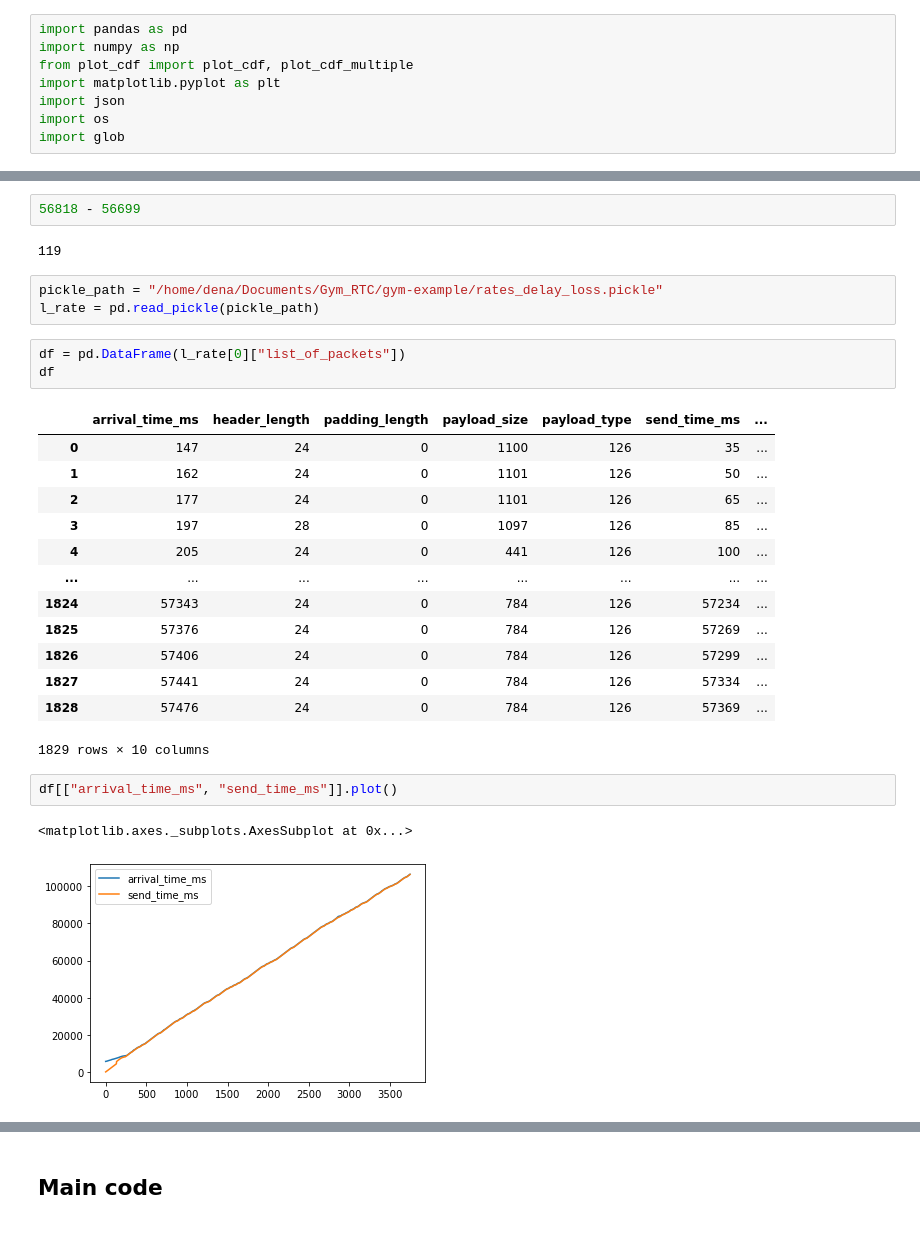
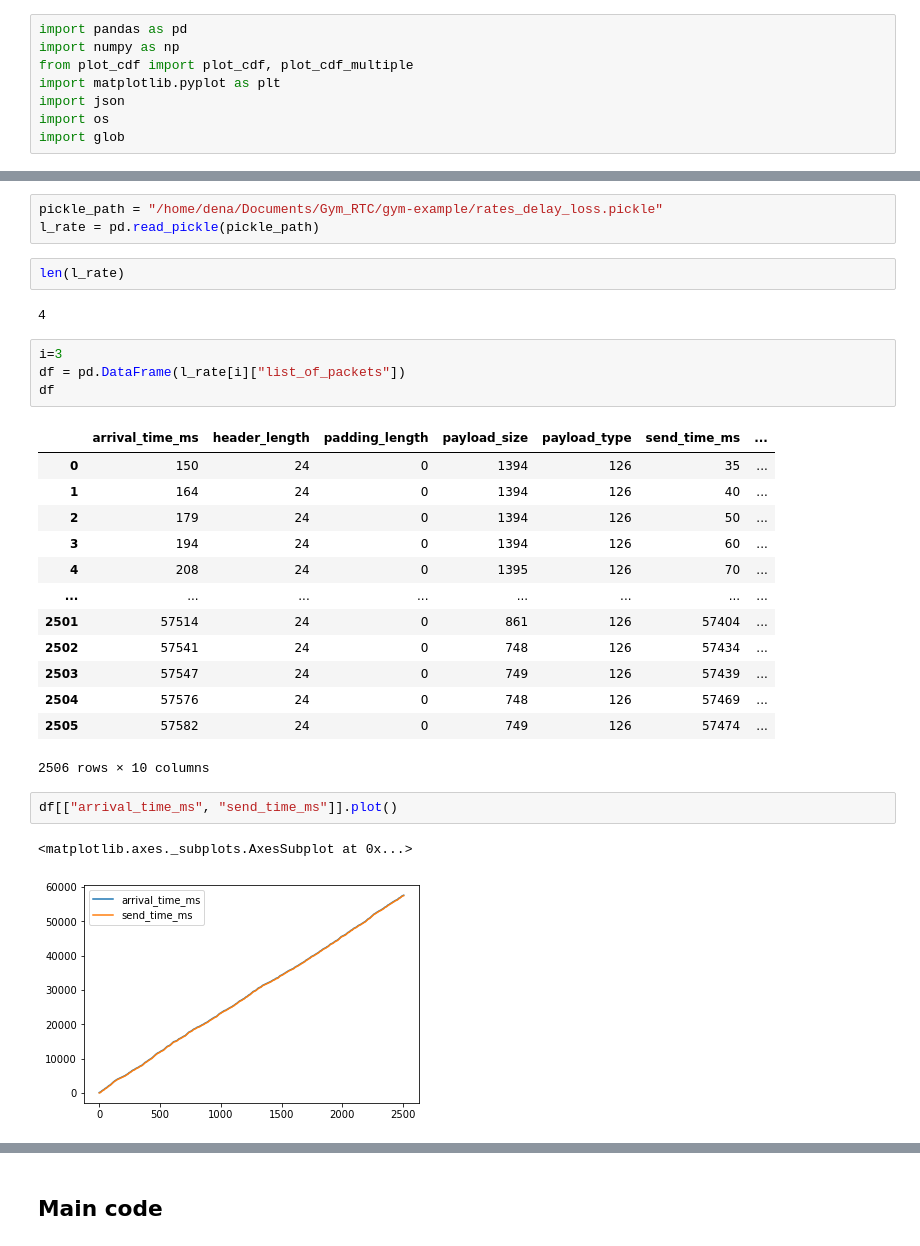
Before and after one commit to denama/ReCoCo, a Jupyter notebook: simulation_analysis/Analyze sending rate.ipynb, the cells around one changed output, grey strips where cells are left out. Cells and saved outputs as stored; diff of their text form.

```diff
--- a/simulation_analysis/Analyze sending rate.ipynb
+++ b/simulation_analysis/Analyze sending rate.ipynb
@@ -63,29 +9,30 @@ l_rate_500[:50]
-# %%
-56818 - 56699
-# %% [output]
-119
 # %%
 pickle_path = "/home/dena/Documents/Gym_RTC/gym-example/rates_delay_loss.pickle"
 l_rate = pd.read_pickle(pickle_path)
+# %%
+len(l_rate)
+# %% [output]
+4
 # %%
-df = pd.DataFrame(l_rate[0]["list_of_packets"])
+i=3
+df = pd.DataFrame(l_rate[i]["list_of_packets"])
 df
 # %% [output]
 |  | arrival_time_ms | header_length | padding_length | payload_size | payload_type | send_time_ms | ... |
-| 0 | 147 | 24 | 0 | 1100 | 126 | 35 | ... |
-| 1 | 162 | 24 | 0 | 1101 | 126 | 50 | ... |
-| 2 | 177 | 24 | 0 | 1101 | 126 | 65 | ... |
-| 3 | 197 | 28 | 0 | 1097 | 126 | 85 | ... |
-| 4 | 205 | 24 | 0 | 441 | 126 | 100 | ... |
+| 0 | 150 | 24 | 0 | 1394 | 126 | 35 | ... |
+| 1 | 164 | 24 | 0 | 1394 | 126 | 40 | ... |
+| 2 | 179 | 24 | 0 | 1394 | 126 | 50 | ... |
+| 3 | 194 | 24 | 0 | 1394 | 126 | 60 | ... |
+| 4 | 208 | 24 | 0 | 1395 | 126 | 70 | ... |
 | ... | ... | ... | ... | ... | ... | ... | ... |
-| 1824 | 57343 | 24 | 0 | 784 | 126 | 57234 | ... |
-| 1825 | 57376 | 24 | 0 | 784 | 126 | 57269 | ... |
-| 1826 | 57406 | 24 | 0 | 784 | 126 | 57299 | ... |
-| 1827 | 57441 | 24 | 0 | 784 | 126 | 57334 | ... |
-| 1828 | 57476 | 24 | 0 | 784 | 126 | 57369 | ... |
+| 2501 | 57514 | 24 | 0 | 861 | 126 | 57404 | ... |
+| 2502 | 57541 | 24 | 0 | 748 | 126 | 57434 | ... |
+| 2503 | 57547 | 24 | 0 | 749 | 126 | 57439 | ... |
+| 2504 | 57576 | 24 | 0 | 748 | 126 | 57469 | ... |
+| 2505 | 57582 | 24 | 0 | 749 | 126 | 57474 | ... |
-1829 rows × 10 columns
+2506 rows × 10 columns
 # %%
 df[["arrival_time_ms", "send_time_ms"]].plot()
 # %% [output]
 <matplotlib.axes._subplots.AxesSubplot at 0x...>
-[figure, old version]
+[figure, new version]
```
Also changed, not shown: parts of 28 cells of this notebook, 27 other files.
